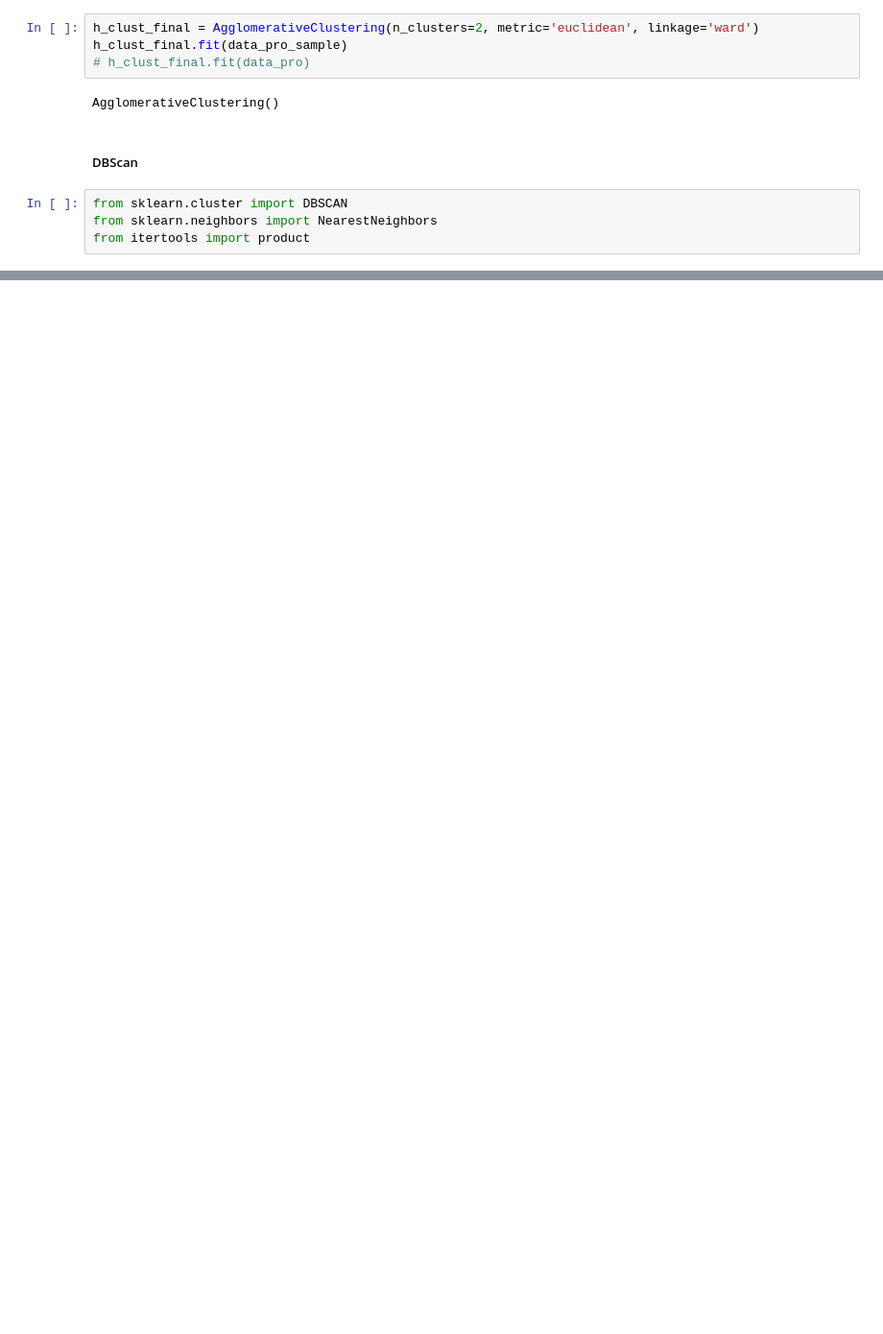
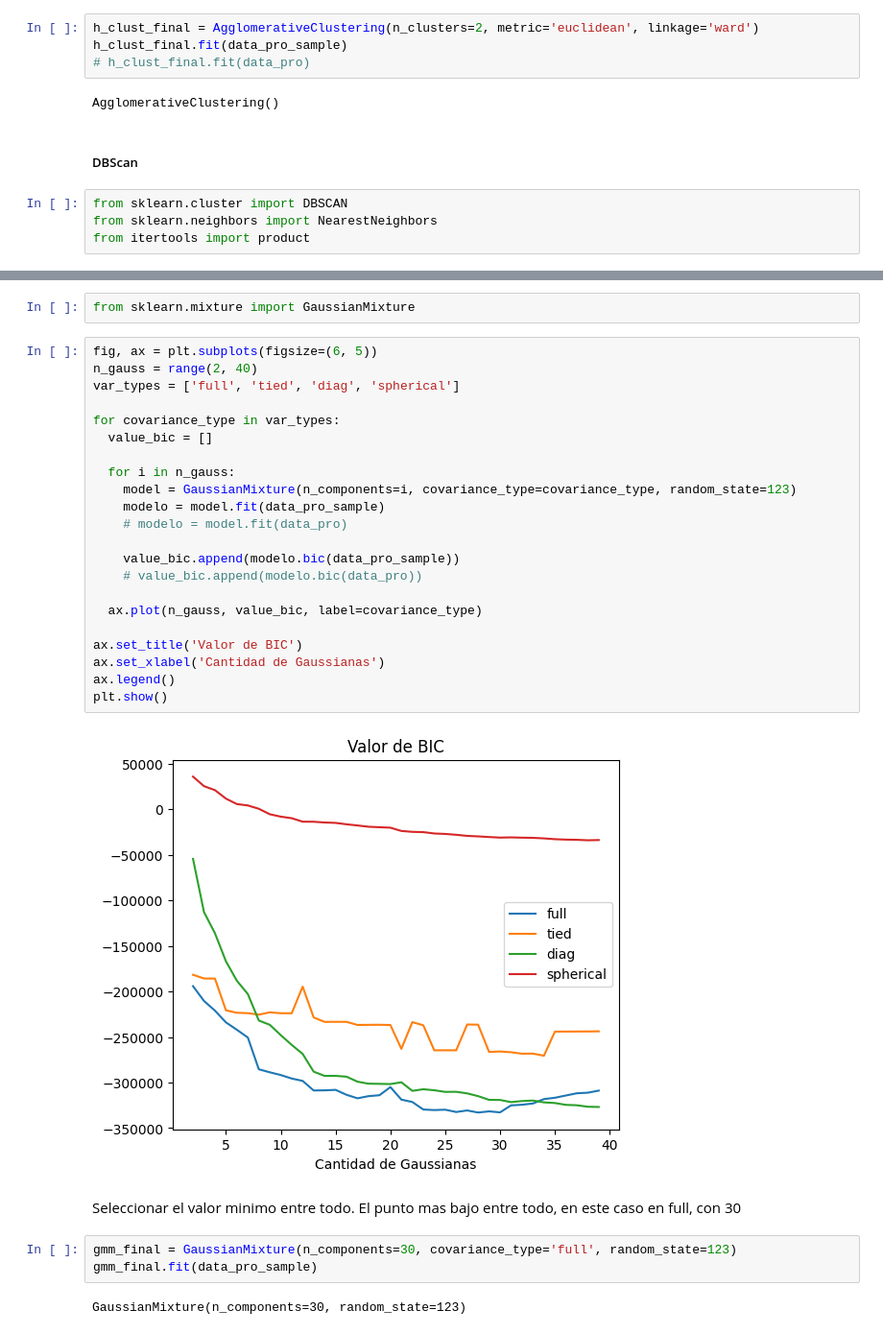
Before and after one commit to DavidBetancurRamirez/ComputacionCientifica, a Jupyter notebook: agrupamiento/airline/airline_loyalty.ipynb, the cells around one changed output, grey strips where cells are left out. Shown at 96% size. Drawn from its saved outputs; the diff is of its cells as text; blank space fills up the shorter version.

Commit message:
Add obtencion valor k y seleccion del modelo

```diff
--- a/agrupamiento/airline/airline_loyalty.ipynb
+++ b/agrupamiento/airline/airline_loyalty.ipynb
@@ -422,0 +465,33 @@ plt.show()
+# %%
+from sklearn.mixture import GaussianMixture
+# %%
+fig, ax = plt.subplots(figsize=(6, 5))
+n_gauss = range(2, 40)
+var_types = ['full', 'tied', 'diag', 'spherical']
+
+for covariance_type in var_types:
+  value_bic = []
+
+  for i in n_gauss:
+    model = GaussianMixture(n_components=i, covariance_type=covariance_type, random_state=123)
+    modelo = model.fit(data_pro_sample)
+    # modelo = model.fit(data_pro)
+
+    value_bic.append(modelo.bic(data_pro_sample))
+    # value_bic.append(modelo.bic(data_pro))
+
+  ax.plot(n_gauss, value_bic, label=covariance_type)
+
+ax.set_title('Valor de BIC')
+ax.set_xlabel('Cantidad de Gaussianas')
+ax.legend()
+plt.show()
+# %% [output]
+[figure, added]
+# %% [markdown]
+Seleccionar el valor minimo entre todo. El punto mas bajo entre todo, en este caso en full, con 30
+# %%
+gmm_final = GaussianMixture(n_components=30, covariance_type='full', random_state=123)
+gmm_final.fit(data_pro_sample)
+# %% [output]
+GaussianMixture(n_components=30, random_state=123)
```
Also changed, not shown: parts of 23 cells of this notebook, 1 other file.
